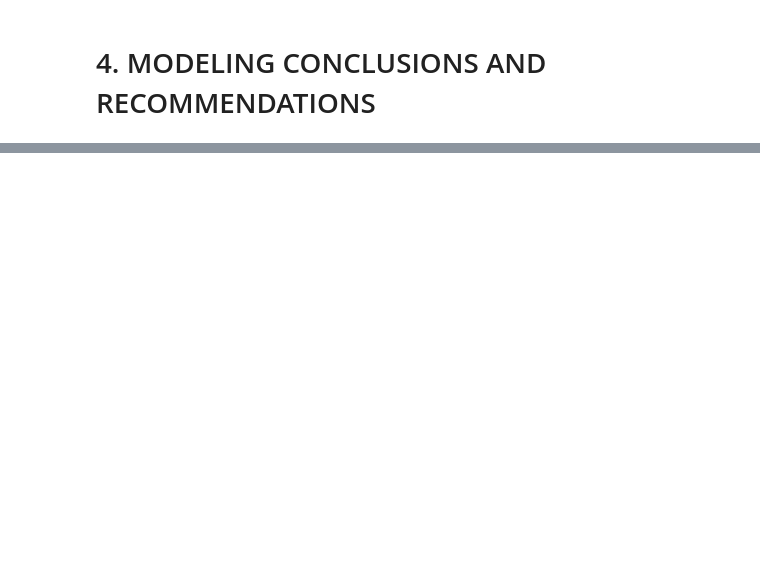
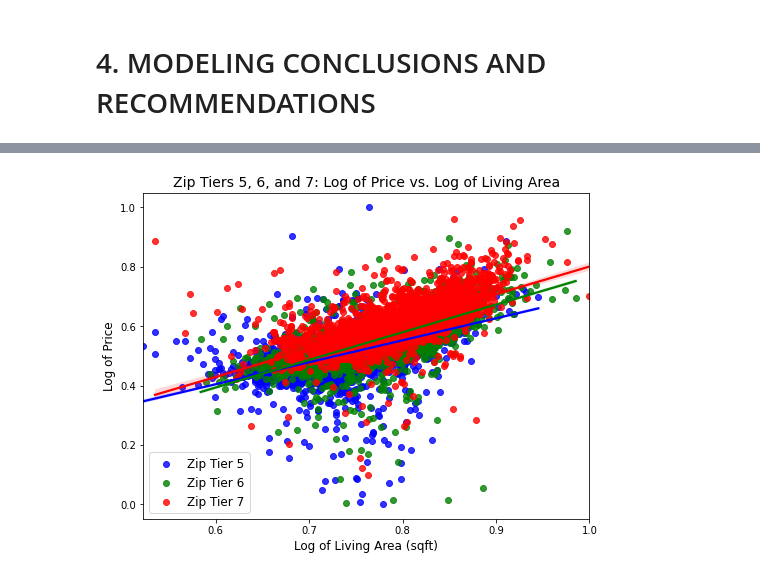
Before and after one commit to madelinebirch/PROJECT_Multiple_Linear_Regression, a Jupyter notebook: student_notebook.ipynb, the cells around one changed output, grey strips where cells are left out. Saved outputs shown, nothing was run; the diff lists cells and outputs as text; code cells hidden in the pictures; blank space fills up the shorter version.

```diff
--- a/student_notebook.ipynb
+++ b/student_notebook.ipynb
@@ -924,0 +937,21 @@ Overall, the zip tier features and their coefficients provide a wealth of inform
+# %%
+# create three separate dataframes for each zip tier
+df_tier5 = df_multiple_copy[df_multiple_copy['zip_tier_5'] == 1]
+df_tier6 = df_multiple_copy[df_multiple_copy['zip_tier_6'] == 1]
+df_tier7 = df_multiple_copy[df_multiple_copy['zip_tier_7'] == 1]
+
+# plot scatter plot with regression line for each zip code tier
+fig, ax = plt.subplots(figsize=(8, 6))
+
+sns.regplot(x='sqft_living_log', y='price_log', data=df_tier5, ax=ax, color='b', label='Zip Tier 5')
+sns.regplot(x='sqft_living_log', y='price_log', data=df_tier6, ax=ax, color='g', label='Zip Tier 6')
+sns.regplot(x='sqft_living_log', y='price_log', data=df_tier7, ax=ax, color='r', label='Zip Tier 7')
+
+ax.set_xlabel('Log of Living Area (sqft)', fontsize=12)
+ax.set_ylabel('Log of Price', fontsize=12)
+ax.set_title('Zip Tiers 5, 6, and 7: Log of Price vs. Log of Living Area', fontsize=14)
+
+plt.legend(fontsize=12)
+plt.show()
+# %% [output]
+[figure, added]
```
Also changed, not shown: parts of 17 cells of this notebook.
